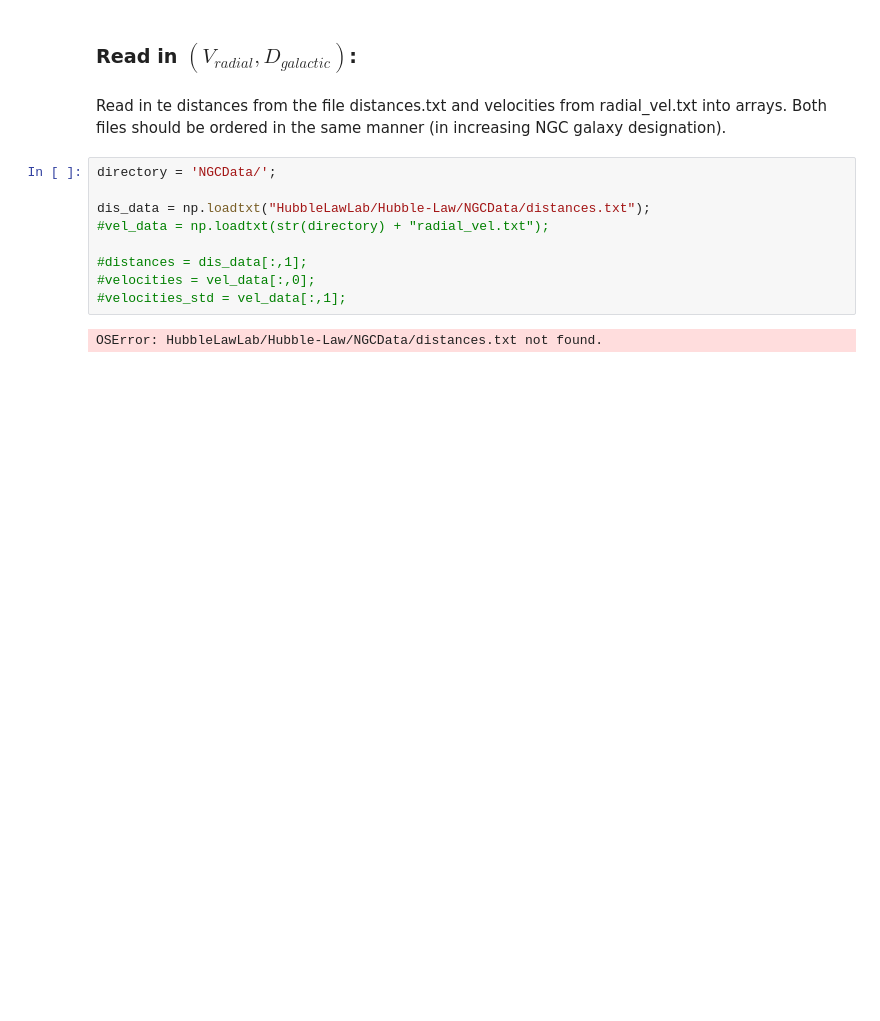
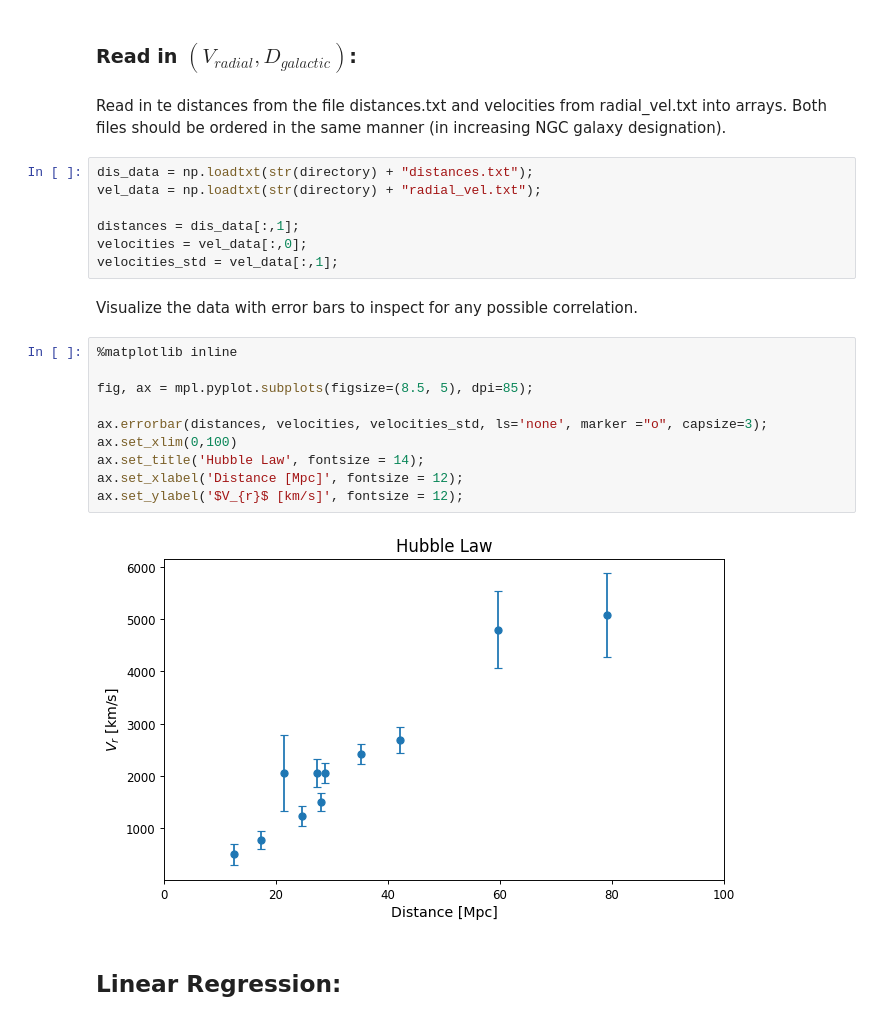
Before and after one commit to DLinthorne/Hubble-Law, a Jupyter notebook: Hubble_final.ipynb, the cells around one changed output. Cells and saved outputs as stored; diff of their text form; blank space fills up the shorter version.

```diff
--- a/Hubble_final.ipynb
+++ b/Hubble_final.ipynb
@@ -21,13 +22,25 @@ import scipy.optimize as sp             #for chi2 model fitting/minimization
 # %% [markdown]
 Read in te distances from the file distances.txt and velocities from radial_vel.txt into arrays. Both files should be ordered in the same manner (in increasing NGC galaxy designation).
 # %%
-directory = 'NGCData/';
+dis_data = np.loadtxt(str(directory) + "distances.txt");
+vel_data = np.loadtxt(str(directory) + "radial_vel.txt");
 
-dis_data = np.loadtxt("HubbleLawLab/Hubble-Law/NGCData/distances.txt");
-#vel_data = np.loadtxt(str(directory) + "radial_vel.txt");
-
-#distances = dis_data[:,1];
-#velocities = vel_data[:,0];
-#velocities_std = vel_data[:,1];
+distances = dis_data[:,1];
+velocities = vel_data[:,0];
+velocities_std = vel_data[:,1];
-# %% [output]
-OSError: HubbleLawLab/Hubble-Law/NGCData/distances.txt not found.
+# %% [markdown]
+Visualize the data with error bars to inspect for any possible correlation.
+# %%
+%matplotlib inline
+
+fig, ax = mpl.pyplot.subplots(figsize=(8.5, 5), dpi=85);
+
+ax.errorbar(distances, velocities, velocities_std, ls='none', marker ="o", capsize=3);
+ax.set_xlim(0,100)
+ax.set_title('Hubble Law', fontsize = 14);
+ax.set_xlabel('Distance [Mpc]', fontsize = 12);
+ax.set_ylabel('$V_{r}$ [km/s]', fontsize = 12);
+# %% [output]
+[figure, added]
+# %% [markdown]
+## Linear Regression:
```
Also changed, not shown: parts of 27 cells of this notebook, 3 other files.
